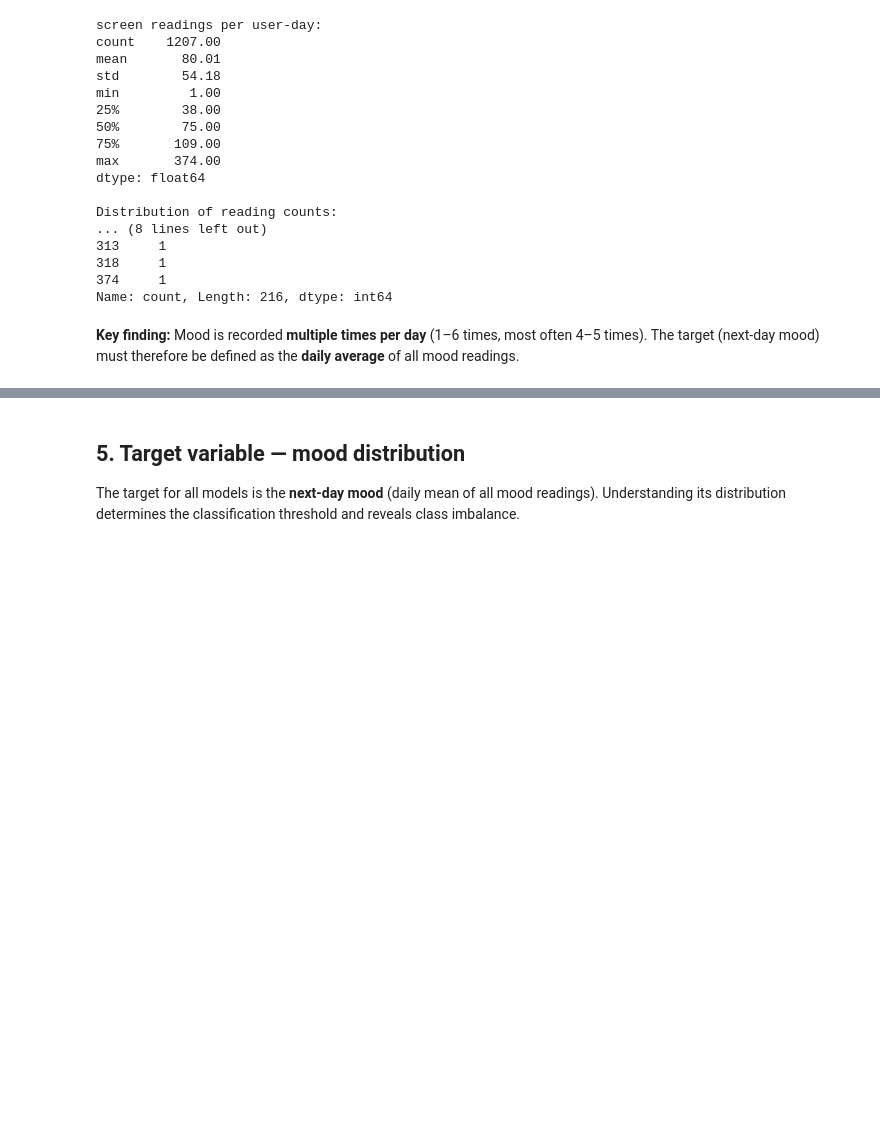
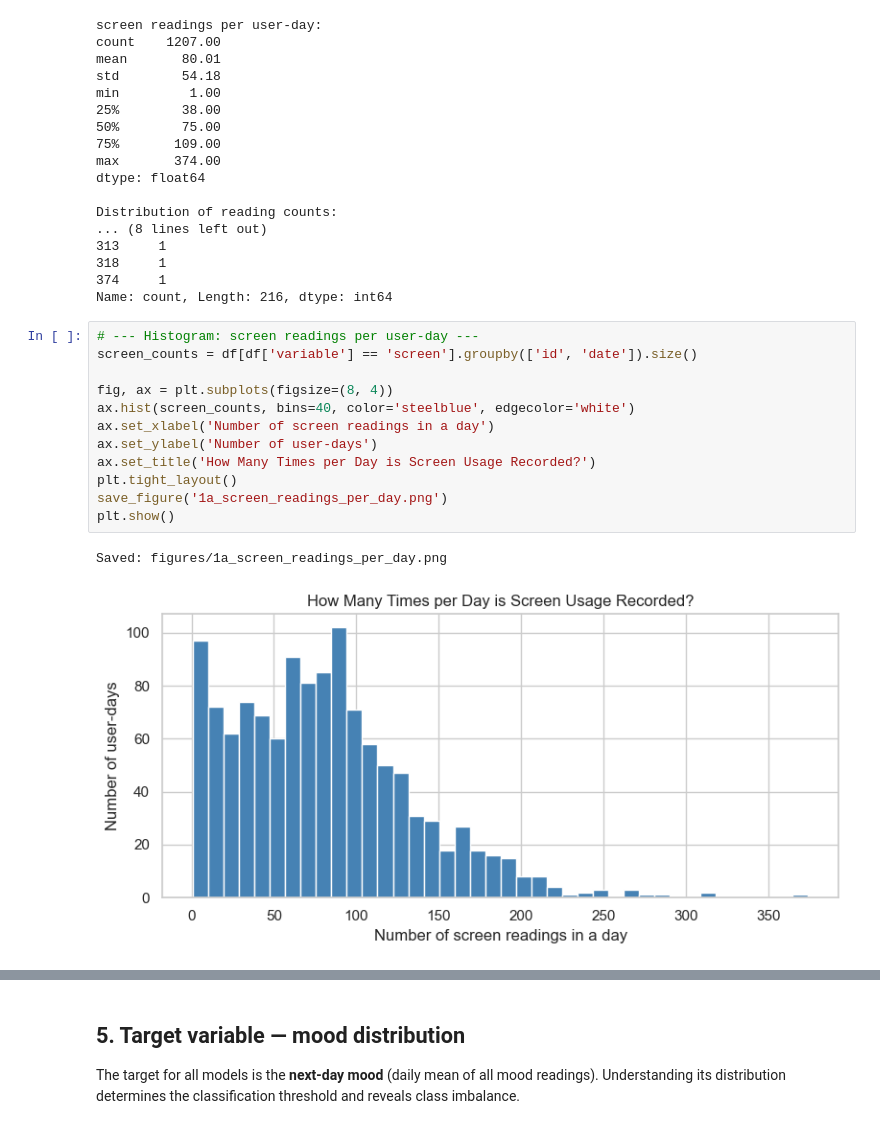
Before and after one commit to MatteoPostiferi999/DataMiningAssignment1, a Jupyter notebook: notebooks/1a_eda.ipynb, the cells around one changed output, grey strips where cells are left out. Cells and saved outputs as stored; diff of their text form; blank space fills up the shorter version.

```diff
--- a/notebooks/1a_eda.ipynb
+++ b/notebooks/1a_eda.ipynb
@@ -391,6 +404,18 @@ Distribution of reading counts:
 318     1
 374     1
 Name: count, Length: 216, dtype: int64
-# %% [markdown]
-**Key finding:** Mood is recorded **multiple times per day** (1–6 times, most often 4–5 times).
-The target (next-day mood) must therefore be defined as the **daily average** of all mood readings.
+# %%
+# --- Histogram: screen readings per user-day ---
+screen_counts = df[df['variable'] == 'screen'].groupby(['id', 'date']).size()
+
+fig, ax = plt.subplots(figsize=(8, 4))
+ax.hist(screen_counts, bins=40, color='steelblue', edgecolor='white')
+ax.set_xlabel('Number of screen readings in a day')
+ax.set_ylabel('Number of user-days')
+ax.set_title('How Many Times per Day is Screen Usage Recorded?')
+plt.tight_layout()
+save_figure('1a_screen_readings_per_day.png')
+plt.show()
+# %% [output]
+Saved: figures/1a_screen_readings_per_day.png
+[figure, added]
```
Also changed, not shown: parts of 13 cells of this notebook.
